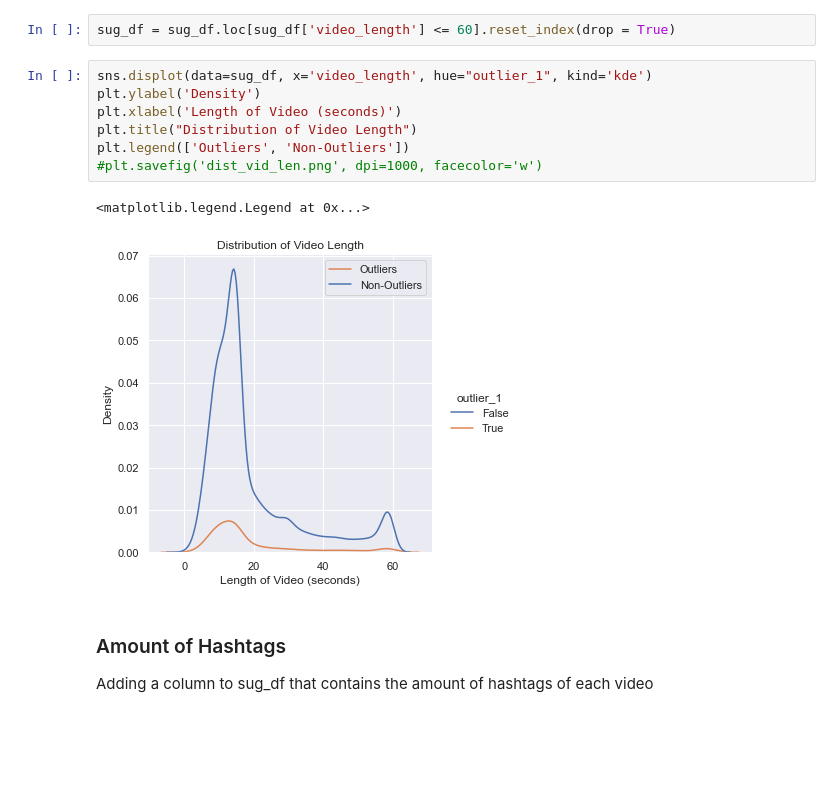
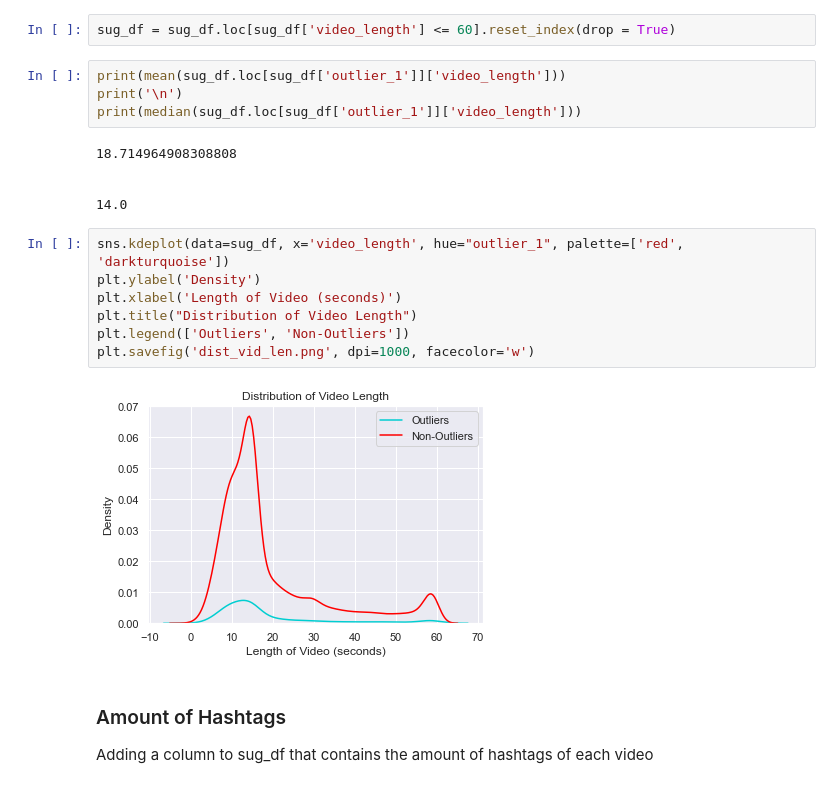
Before and after one commit to datares/TikTok_Famous, a Jupyter notebook: Analysis/Trending Videos/data_exploration.ipynb, the cells around one changed output. Cells and saved outputs as stored; diff of their text form; blank space fills up the shorter version.

Commit message:
editted some graphs

```diff
--- a/Analysis/Trending Videos/data_exploration.ipynb
+++ b/Analysis/Trending Videos/data_exploration.ipynb
@@ -132,16 +133,24 @@ outliers of 2 std: 2229
 non-outliers: 37771
 # %%
 sug_df = sug_df.loc[sug_df['video_length'] <= 60].reset_index(drop = True)
+# %%
+print(mean(sug_df.loc[sug_df['outlier_1']]['video_length']))
+print('\n')
+print(median(sug_df.loc[sug_df['outlier_1']]['video_length']))
+# %% [output]
+18.714964908308808
+
+
+14.0
 # %%
-sns.displot(data=sug_df, x='video_length', hue="outlier_1", kind='kde')
+sns.kdeplot(data=sug_df, x='video_length', hue="outlier_1", palette=['red', 'darkturquoise'])
 plt.ylabel('Density')
 plt.xlabel('Length of Video (seconds)')
 plt.title("Distribution of Video Length")
 plt.legend(['Outliers', 'Non-Outliers'])
-#plt.savefig('dist_vid_len.png', dpi=1000, facecolor='w')
+plt.savefig('dist_vid_len.png', dpi=1000, facecolor='w')
 # %% [output]
-<matplotlib.legend.Legend at 0x...>
-[figure, old version]
+[figure, new version]
 # %% [markdown]
 ### Amount of Hashtags
 
```
Also changed, not shown: parts of 9 cells of this notebook, 4 other files.
